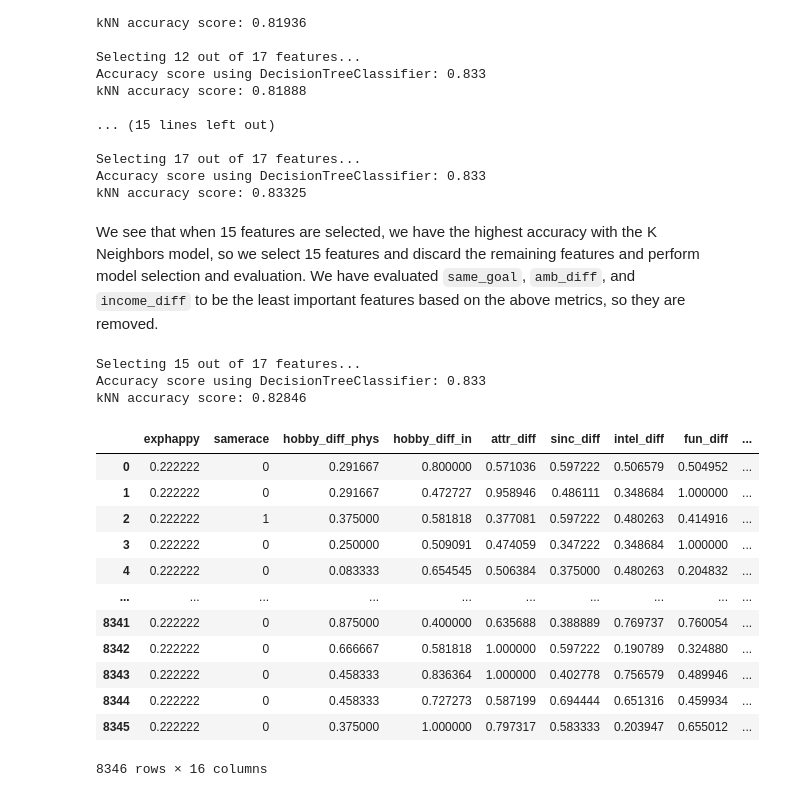
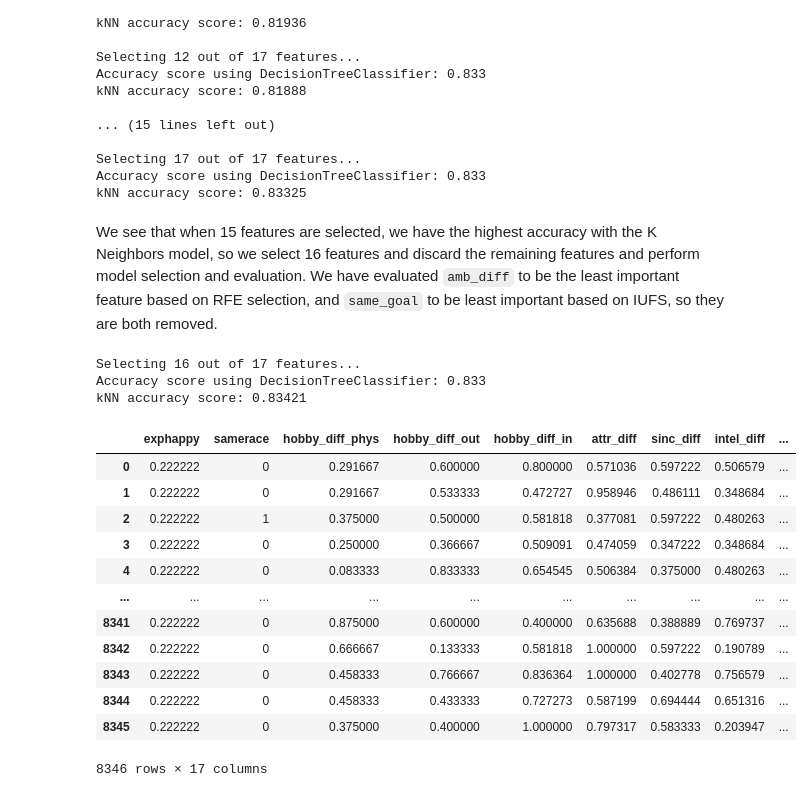
Before and after one commit to cedwards57/thanks-cupid, a Jupyter notebook: data_processing.ipynb, the cells around one changed output. Drawn from its saved outputs; the diff is of its cells as text; code cells hidden in the pictures.

```diff
--- a/data_processing.ipynb
+++ b/data_processing.ipynb
@@ -733,32 +733,32 @@ Selecting 17 out of 17 features...
 Accuracy score using DecisionTreeClassifier: 0.833
 kNN accuracy score: 0.83325
 # %% [markdown]
-We see that when 15 features are selected, we have the highest accuracy with the K Neighbors model, so we select 15 features and discard the remaining features and perform model selection and evaluation. We have evaluated `same_goal`, `amb_diff`, and `income_diff` to be the least important features based on the above metrics, so they are removed.
+We see that when 15 features are selected, we have the highest accuracy with the K Neighbors model, so we select 16 features and discard the remaining features and perform model selection and evaluation. We have evaluated `amb_diff` to be the least important feature based on RFE selection, and `same_goal` to be least important based on IUFS, so they are both removed.
 # %%
-slct_fts = FS_RFE(df[desc_features], df['match'], 15)
+slct_fts = FS_RFE(df[desc_features], df['match'], 16)
 print
 
 feats = list(slct_fts)
 feats.append('match')
 
 new_df = df[feats]
 new_df.to_csv('data/cupid_scientists_pp.csv', index=False)
 
 new_df
 # %% [output]
-Selecting 15 out of 17 features...
+Selecting 16 out of 17 features...
 Accuracy score using DecisionTreeClassifier: 0.833
-kNN accuracy score: 0.82846
+kNN accuracy score: 0.83421
-|  | exphappy | samerace | hobby_diff_phys | hobby_diff_in | attr_diff | sinc_diff | intel_diff | fun_diff | ... |
-| 0 | 0.222222 | 0 | 0.291667 | 0.800000 | 0.571036 | 0.597222 | 0.506579 | 0.504952 | ... |
-| 1 | 0.222222 | 0 | 0.291667 | 0.472727 | 0.958946 | 0.486111 | 0.348684 | 1.000000 | ... |
-| 2 | 0.222222 | 1 | 0.375000 | 0.581818 | 0.377081 | 0.597222 | 0.480263 | 0.414916 | ... |
-| 3 | 0.222222 | 0 | 0.250000 | 0.509091 | 0.474059 | 0.347222 | 0.348684 | 1.000000 | ... |
-| 4 | 0.222222 | 0 | 0.083333 | 0.654545 | 0.506384 | 0.375000 | 0.480263 | 0.204832 | ... |
+|  | exphappy | samerace | hobby_diff_phys | hobby_diff_out | hobby_diff_in | attr_diff | sinc_diff | intel_diff | ... |
+| 0 | 0.222222 | 0 | 0.291667 | 0.600000 | 0.800000 | 0.571036 | 0.597222 | 0.506579 | ... |
+| 1 | 0.222222 | 0 | 0.291667 | 0.533333 | 0.472727 | 0.958946 | 0.486111 | 0.348684 | ... |
+| 2 | 0.222222 | 1 | 0.375000 | 0.500000 | 0.581818 | 0.377081 | 0.597222 | 0.480263 | ... |
+| 3 | 0.222222 | 0 | 0.250000 | 0.366667 | 0.509091 | 0.474059 | 0.347222 | 0.348684 | ... |
+| 4 | 0.222222 | 0 | 0.083333 | 0.833333 | 0.654545 | 0.506384 | 0.375000 | 0.480263 | ... |
 | ... | ... | ... | ... | ... | ... | ... | ... | ... | ... |
-| 8341 | 0.222222 | 0 | 0.875000 | 0.400000 | 0.635688 | 0.388889 | 0.769737 | 0.760054 | ... |
-| 8342 | 0.222222 | 0 | 0.666667 | 0.581818 | 1.000000 | 0.597222 | 0.190789 | 0.324880 | ... |
-| 8343 | 0.222222 | 0 | 0.458333 | 0.836364 | 1.000000 | 0.402778 | 0.756579 | 0.489946 | ... |
-| 8344 | 0.222222 | 0 | 0.458333 | 0.727273 | 0.587199 | 0.694444 | 0.651316 | 0.459934 | ... |
-| 8345 | 0.222222 | 0 | 0.375000 | 1.000000 | 0.797317 | 0.583333 | 0.203947 | 0.655012 | ... |
+| 8341 | 0.222222 | 0 | 0.875000 | 0.600000 | 0.400000 | 0.635688 | 0.388889 | 0.769737 | ... |
+| 8342 | 0.222222 | 0 | 0.666667 | 0.133333 | 0.581818 | 1.000000 | 0.597222 | 0.190789 | ... |
+| 8343 | 0.222222 | 0 | 0.458333 | 0.766667 | 0.836364 | 1.000000 | 0.402778 | 0.756579 | ... |
+| 8344 | 0.222222 | 0 | 0.458333 | 0.433333 | 0.727273 | 0.587199 | 0.694444 | 0.651316 | ... |
+| 8345 | 0.222222 | 0 | 0.375000 | 0.400000 | 1.000000 | 0.797317 | 0.583333 | 0.203947 | ... |
-8346 rows × 16 columns
+8346 rows × 17 columns
```
Also changed, not shown: 2 other files.
